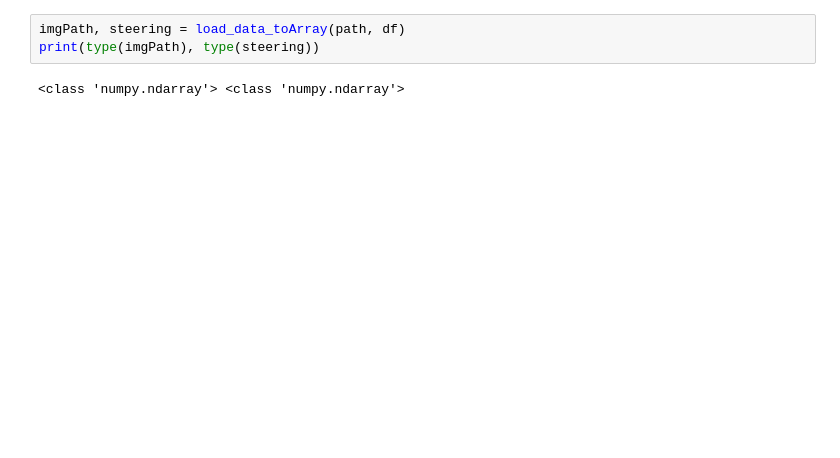
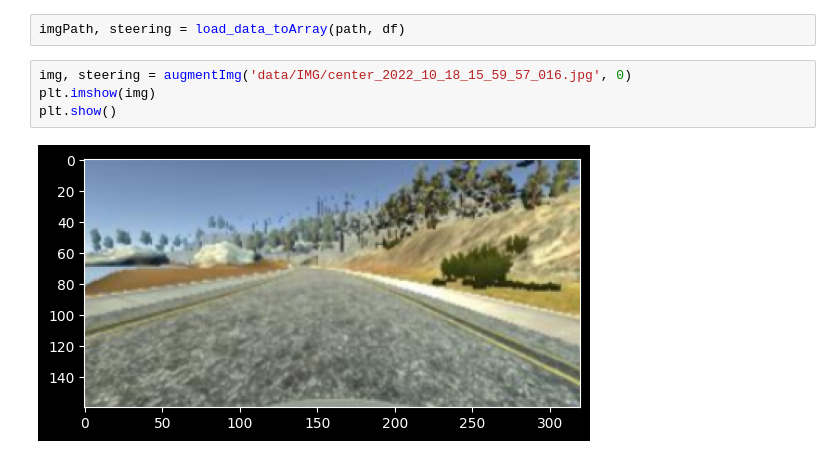
Before and after one commit to viettran295/cnn_thesis, a Jupyter notebook: train.ipynb, the cells around one changed output. Cells and saved outputs as stored; diff of their text form; blank space fills up the shorter version.

Commit message:
add img augmentation

```diff
--- a/train.ipynb
+++ b/train.ipynb
@@ -21,5 +23,8 @@ df
 # %%
 imgPath, steering = load_data_toArray(path, df)
-print(type(imgPath), type(steering))
-# %% [output]
-<class 'numpy.ndarray'> <class 'numpy.ndarray'>
+# %%
+img, steering = augmentImg('data/IMG/center_2022_10_18_15_59_57_016.jpg', 0)
+plt.imshow(img)
+plt.show()
+# %% [output]
+[figure, added]
```
Also changed, not shown: parts of 1 cell of this notebook, 1 other file.
